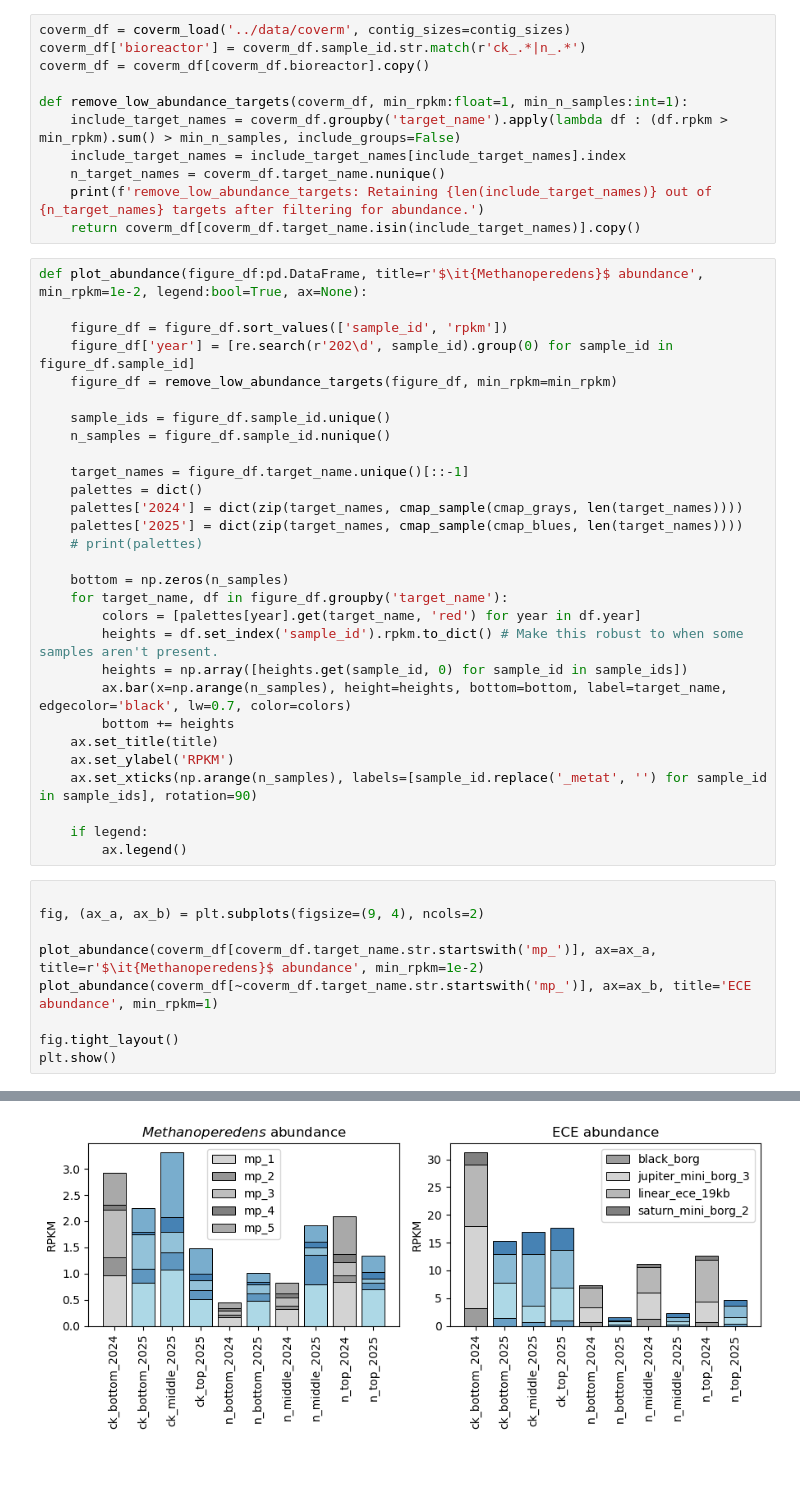
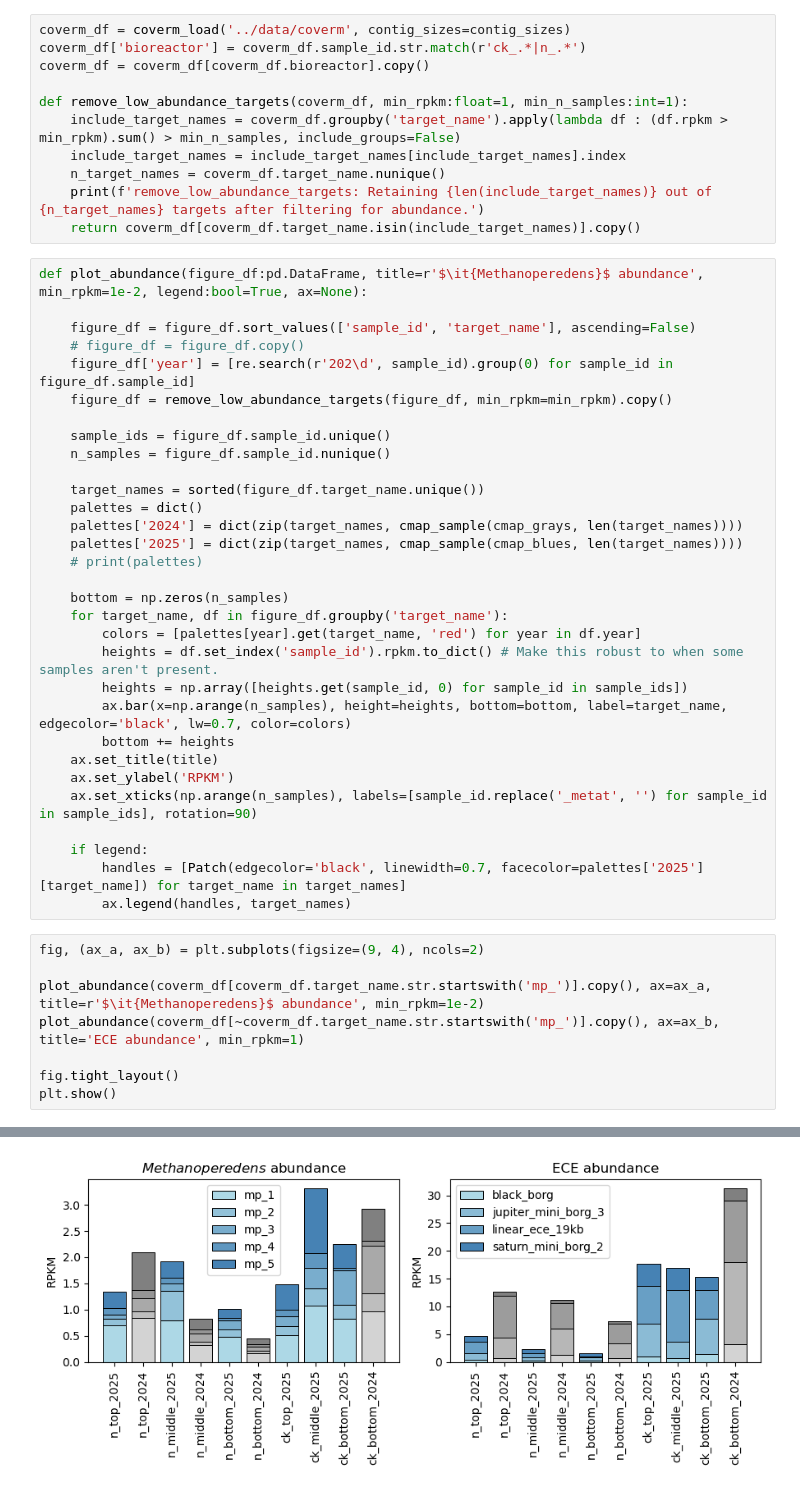
Before and after one commit to pipparichter/banfield, a Jupyter notebook: notebooks/sandbox-1.ipynb, the cells around one changed output, grey strips where cells are left out. Saved outputs shown, nothing was run; the diff lists cells and outputs as text.

```diff
--- a/notebooks/sandbox-1.ipynb
+++ b/notebooks/sandbox-1.ipynb
@@ -98,14 +112,15 @@ def remove_low_abundance_targets(coverm_df, min_rpkm:float=1, min_n_samples:int=
 # %%
 def plot_abundance(figure_df:pd.DataFrame, title=r'$\it{Methanoperedens}$ abundance', min_rpkm=1e-2, legend:bool=True, ax=None):
 
-    figure_df = figure_df.sort_values(['sample_id', 'rpkm'])
+    figure_df = figure_df.sort_values(['sample_id', 'target_name'], ascending=False)
+    # figure_df = figure_df.copy()
     figure_df['year'] = [re.search(r'202\d', sample_id).group(0) for sample_id in figure_df.sample_id]
-    figure_df = remove_low_abundance_targets(figure_df, min_rpkm=min_rpkm)
+    figure_df = remove_low_abundance_targets(figure_df, min_rpkm=min_rpkm).copy()
 
     sample_ids = figure_df.sample_id.unique()
     n_samples = figure_df.sample_id.nunique()
 
-    target_names = figure_df.target_name.unique()[::-1]
+    target_names = sorted(figure_df.target_name.unique())
     palettes = dict()
     palettes['2024'] = dict(zip(target_names, cmap_sample(cmap_grays, len(target_names))))
     palettes['2025'] = dict(zip(target_names, cmap_sample(cmap_blues, len(target_names))))
@@ -123,20 +138,20 @@ def plot_abundance(figure_df:pd.DataFrame, title=r'$\it{Methanoperedens}$ abunda
     ax.set_xticks(np.arange(n_samples), labels=[sample_id.replace('_metat', '') for sample_id in sample_ids], rotation=90)
 
     if legend:
-        ax.legend()
+        handles = [Patch(edgecolor='black', linewidth=0.7, facecolor=palettes['2025'][target_name]) for target_name in target_names]
+        ax.legend(handles, target_names)
 # %%
-
 fig, (ax_a, ax_b) = plt.subplots(figsize=(9, 4), ncols=2)
 
-plot_abundance(coverm_df[coverm_df.target_name.str.startswith('mp_')], ax=ax_a, title=r'$\it{Methanoperedens}$ abundance', min_rpkm=1e-2)
-plot_abundance(coverm_df[~coverm_df.target_name.str.startswith('mp_')], ax=ax_b, title='ECE abundance', min_rpkm=1)
+plot_abundance(coverm_df[coverm_df.target_name.str.startswith('mp_')].copy(), ax=ax_a, title=r'$\it{Methanoperedens}$ abundance', min_rpkm=1e-2)
+plot_abundance(coverm_df[~coverm_df.target_name.str.startswith('mp_')].copy(), ax=ax_b, title='ECE abundance', min_rpkm=1)
 
 fig.tight_layout()
 plt.show()
 # %% [output]
 remove_low_abundance_targets: Retaining 5 out of 5 targets after filtering for abundance.
 remove_low_abundance_targets: Retaining 4 out of 25 targets after filtering for abundance.
-[figure, old version]
+[figure, new version]
 # %%
 interproscan_df = load_interproscan().rename(columns={'id':'gene_id'}).drop(columns=['length'])
 interproscan_df = interproscan_df[interproscan_df.target_name.str.startswith('mp_')]
```
Also changed, not shown: parts of 10 cells of this notebook, 18 other files.
